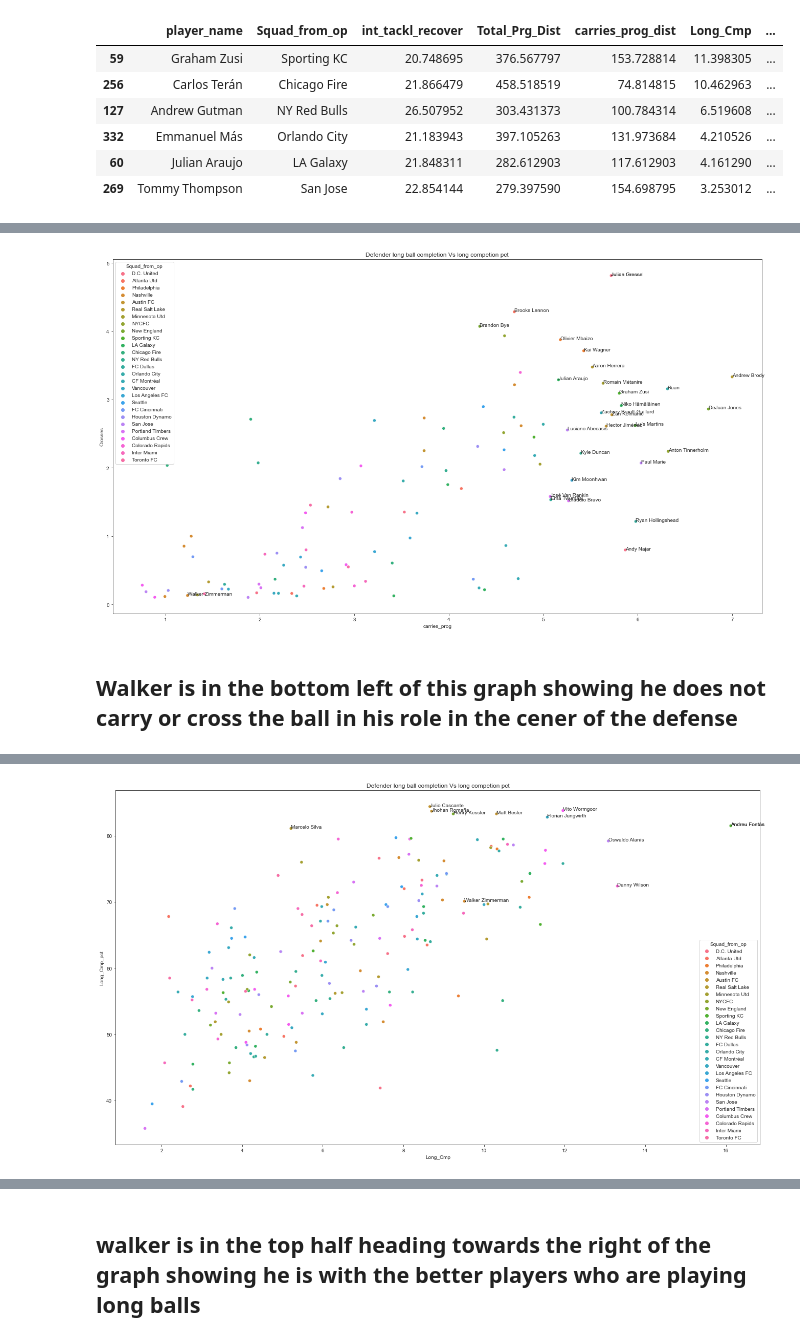
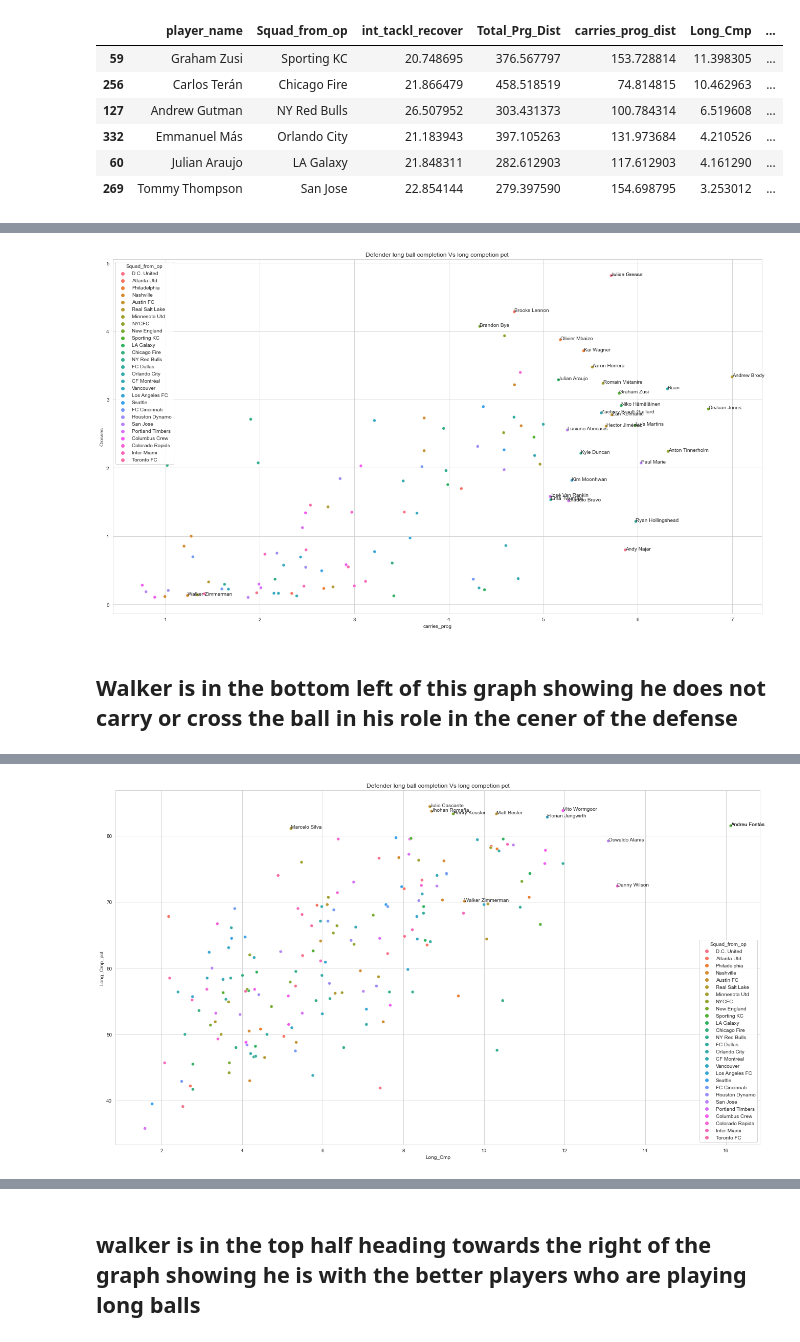
Before and after one commit to misterrustia/MLS_clustering_Captsone, a Jupyter notebook: 2_Exploratory_Data_analysis/Defensive_attribute_viz.ipynb, the cells around one changed output, grey strips where cells are left out. Cells and saved outputs as stored; diff of their text form; code cells hidden in the pictures.

```diff
--- a/2_Exploratory_Data_analysis/Defensive_attribute_viz.ipynb
+++ b/2_Exploratory_Data_analysis/Defensive_attribute_viz.ipynb
@@ -13,7 +13,7 @@ graph = df.loc[(df['int_tackl_recover']<35)&(df['Position']!='GK')&(df['Aerial_w
                (df['Aerial_win_pct']>0)&(df['Nineties']>5)]
 
 print(len(graph))
-sns.set_style('ticks')
+sns.set_style('whitegrid')
 
 fig, ax = plt.subplots()
 fig.set_size_inches(18.5, 10.5)
@@ -47,7 +47,7 @@ graph = df.loc[(df['int_tackl_recover']<35)&(df['Position']=='DF')&(df['Aerial_w
                (df['Aerial_win_pct']>0)&(df['Nineties']>10)]
 
 
-sns.set_style('ticks')
+sns.set_style('whitegrid')
 
 fig, ax = plt.subplots()
 fig.set_size_inches(18.5, 10.5)
@@ -108,7 +108,7 @@ graph.loc[graph['Aerial_win_pct']>77][['player_name','Squad_from_op','int_tackl_
 graph = df.loc[(df['Crosses']>.1)&(df['Position']=='DF')&(df['Aerial_win_pct']<100)&
                (df['Aerial_win_pct']>0)&(df['Nineties']>10)]
 
-sns.set_style('ticks')
+sns.set_style('whitegrid')
 
 fig, ax = plt.subplots()
 fig.set_size_inches(18.5, 10.5)
@@ -137,7 +137,7 @@ for p, x, y in zip(p, x, y):
 
 plt.tight_layout()
 # %% [output]
-[figure, old version]
+[figure, new version]
 # %% [markdown]
 ## Walker is in the bottom left of this graph showing he does not carry or cross the ball in his role in the cener of the defense
 # %%
@@ -156,35 +156,35 @@ graph.loc[(graph['Crosses']>3)&(graph['carries_prog']>5.5)][['player_name','Squa
 # %%
 graph = df.loc[(df['int_tackl_recover']<35)&(df['Position']=='DF')&(df['Aerial_win_pct']<100)&
                (df['Aerial_win_pct']>0)&(df['Nineties']>5)]
 
-sns.set_style('ticks')
+sns.set_style('whitegrid')
 
 fig, ax = plt.subplots()
 fig.set_size_inches(18.5, 10.5)
 
 # plt.gca().invert_xaxis()
 # plt.xticks(rotation = 90)
 
 
 g = sns.scatterplot(data=graph, x ='Long_Cmp', y='Long_Cmp_pct',hue='Squad_from_op',
                 ax=ax).set(title='Defender long ball completion Vs long competion pct')
 
 
 x = graph['Long_Cmp']
 y = graph['Long_Cmp_pct']
 p = graph['player_name']
 for p, x, y in zip(p, x, y):
     if p == 'Walker Zimmerman':
         plt.annotate(p, (x, y))
-    if y > 80:
+    elif y > 80:
          plt.annotate(p, (x, y))
-    if x > 12:
+    elif x > 12:
         plt.annotate(p,(x,y))
 
 
 plt.tight_layout()
 # %% [output]
-[figure, old version]
+[figure, new version]
 # %%
 df.loc[df['Long_Cmp']>15][['player_name', 'Squad_from_op',
        'Long_Att','Long_Cmp','Long_Cmp_pct', 'Nation', 'Position', 'Nineties',
```
Also changed, not shown: parts of 3 cells of this notebook, 2 other files.
